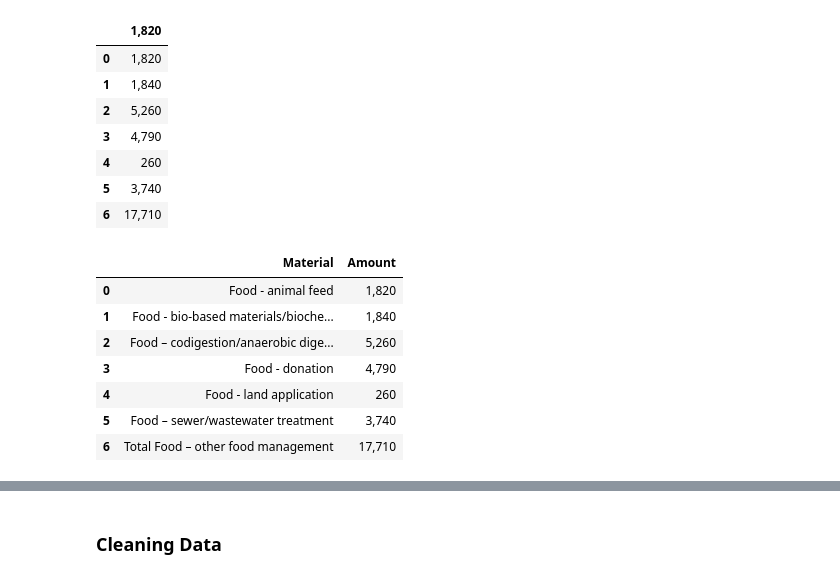
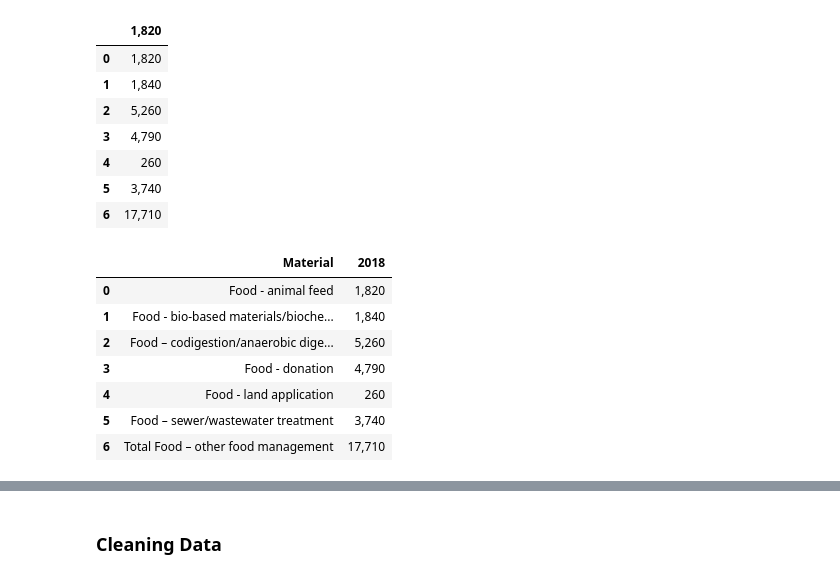
Before and after one commit to nonlocal-lia/food_waste, a Jupyter notebook: data/extract_data.ipynb, the cells around one changed output, grey strips where cells are left out. Saved outputs shown, nothing was run; the diff lists cells and outputs as text; code cells hidden in the pictures.

```diff
--- a/data/extract_data.ipynb
+++ b/data/extract_data.ipynb
@@ -311,10 +306,10 @@ other_values
 # %%
 # Joining and relabeling columns
 other = pd.concat([other_label, other_values], axis=1)
-other.columns = ['Material', 'Amount']
+other.columns = ['Material', '2018']
 other
 # %% [output]
-|  | Material | Amount |
+|  | Material | 2018 |
 | 0 | Food - animal feed | 1,820 |
 | 1 | Food - bio-based materials/bioche... | 1,840 |
 | 2 | Food – codigestion/anaerobic dige... | 5,260 |
```
Also changed, not shown: parts of 114 cells of this notebook, 18 other files.
